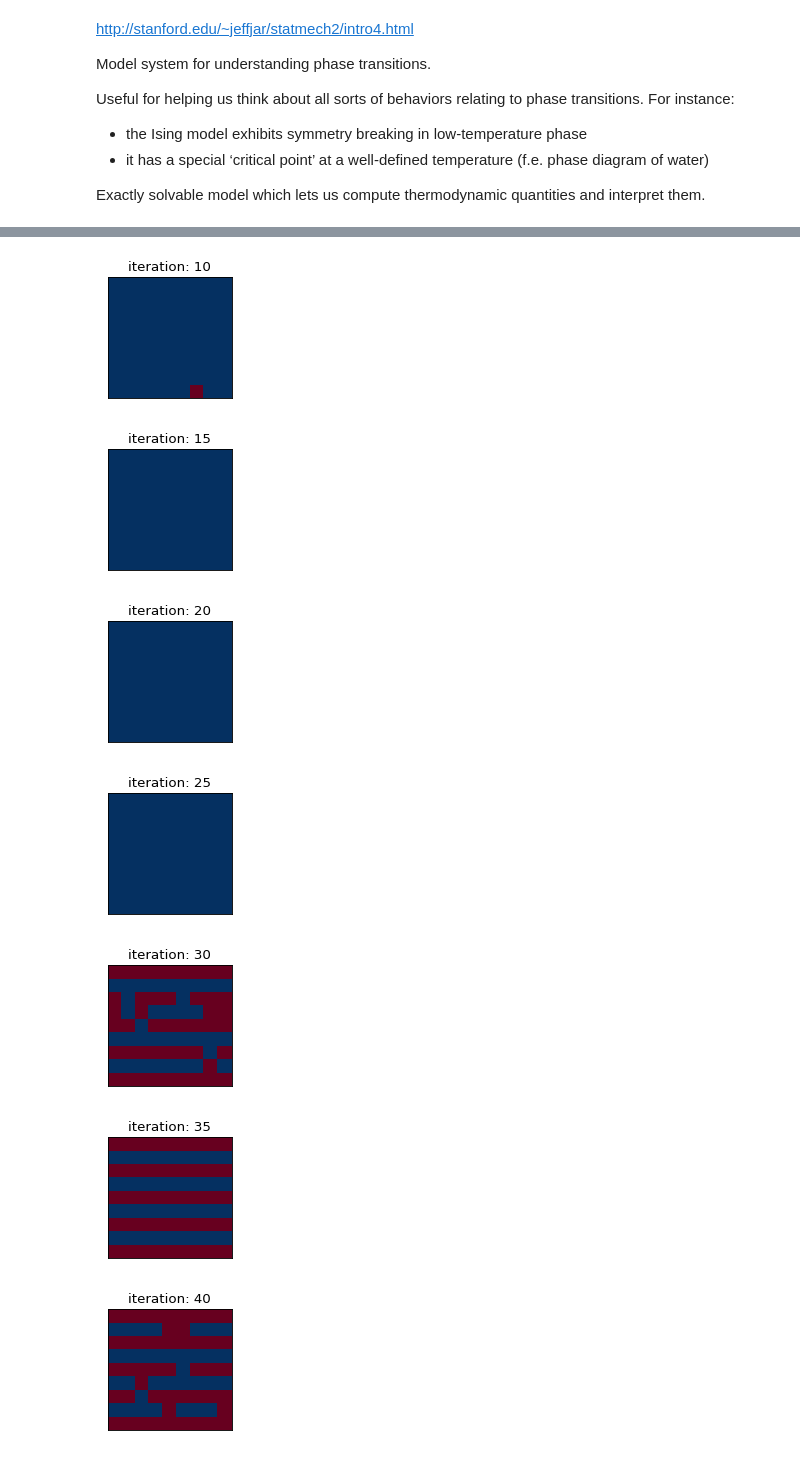
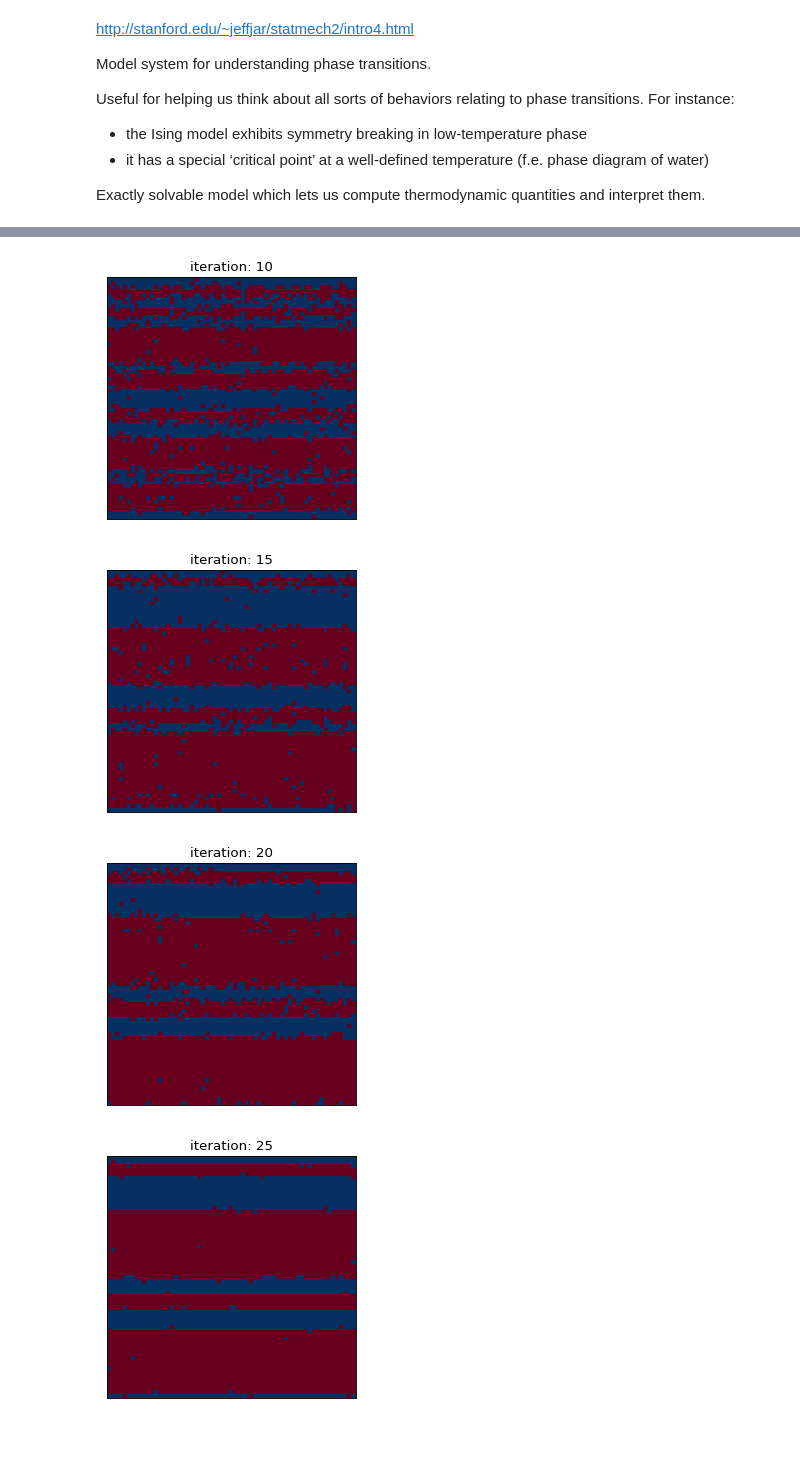
Before and after one commit to Charistoph/numerical_methods, a Jupyter notebook: VO9 Monte Carlo Simulations.ipynb, the cells around one changed output, grey strips where cells are left out. Cells and saved outputs as stored; diff of their text form; code cells hidden in the pictures.

```diff
--- a/VO9 Monte Carlo Simulations.ipynb
+++ b/VO9 Monte Carlo Simulations.ipynb
@@ -199,16 +210,21 @@ def sweep(x, size, accept, itr, B, J):
 
     return x, accept, itr
 # %%
-size = 10
-len_warmup = 1000
-len_sweep= 10000
+size = 64
+# len_warmup = 1000
+# len_sweep= 10000
 
-B = 1
+B = 0
 J = 1
 
 k_B = 1 #1.3806*10e-23
-T = 3 #293.15
-delta_t = 0.1
+start_t = 3 #293.15
+end_t = 1
+length = 30
+
+T = start_t
+delta_t = (start_t-end_t)/length
+print(delta_t)
 
 # create square lattice, each element can be in one of two states (-1 or 1)
 # -1, 1 can be interpreted as electron spin, one of two elements
@@ -217,10 +233,12 @@ x = np.random.choice([-1, 1], size=(size, size))
 picture_x(x, -1)
 
 accept, itr = 0, 0
-for i in tqdm(range(100)):
+for i in tqdm(range(length+1)):
     T -= delta_t
-    x, accept, itr = sweep(x, size, accept, itr, B, J)
-    if(i%5 == 0):
+    x, accept, itr = sweep(x, size, accept, itr, B, J, triangular=False)
+    if(i%5 == 0 and i < 30):
+        picture_x(x, i)
+    if(i%25 == 0 and i >= 30):
         picture_x(x, i)
 print("warmup accept/itr: %f" % (accept/itr))
 # %% [output]
@@ -231,7 +250,4 @@ print("warmup accept/itr: %f" % (accept/itr))
-[figure, old version]
+[figure, new version]
-[figure, old version]
+[figure, new version]
-[figure, old version]
+[figure, new version]
-[figure, old version]
+[figure, new version]
-[figure, removed]
-[figure, removed]
-[figure, removed]
```
Also changed, not shown: parts of 3 cells of this notebook.
